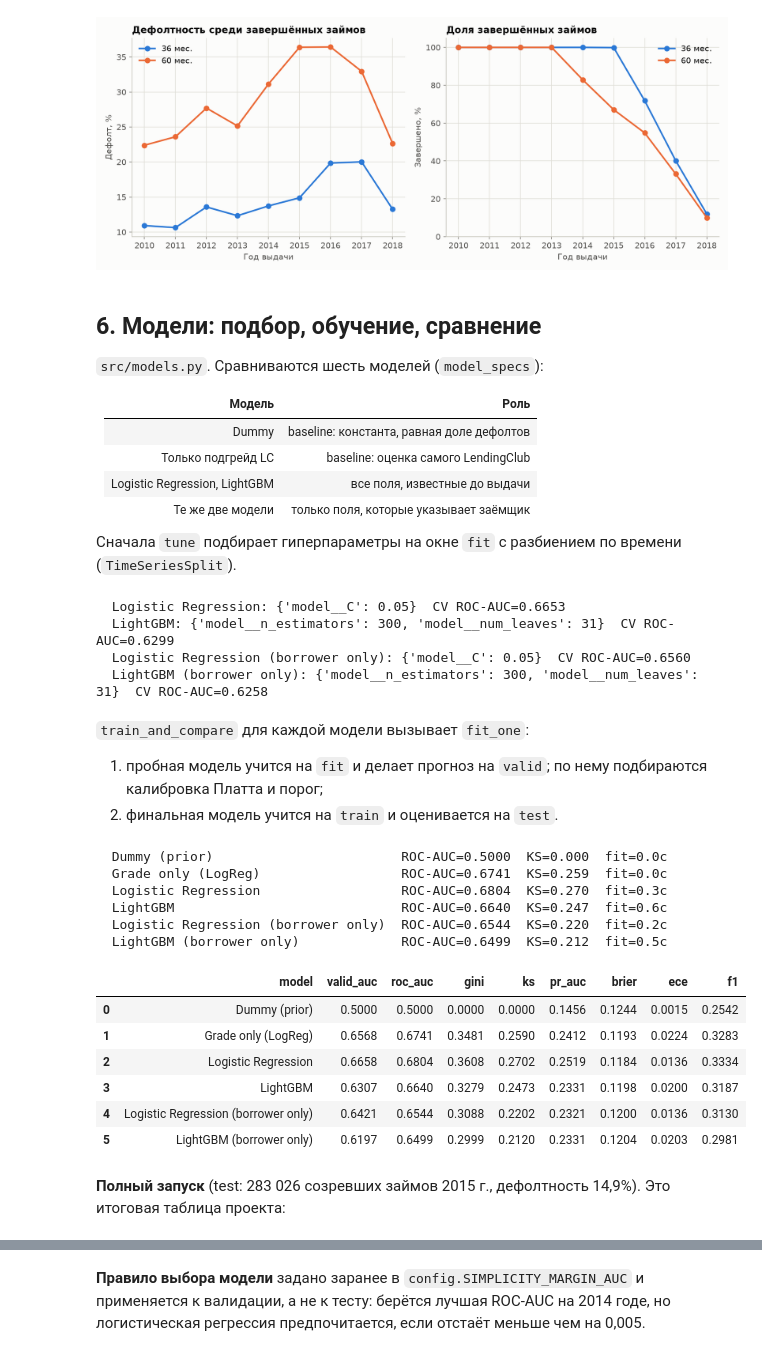
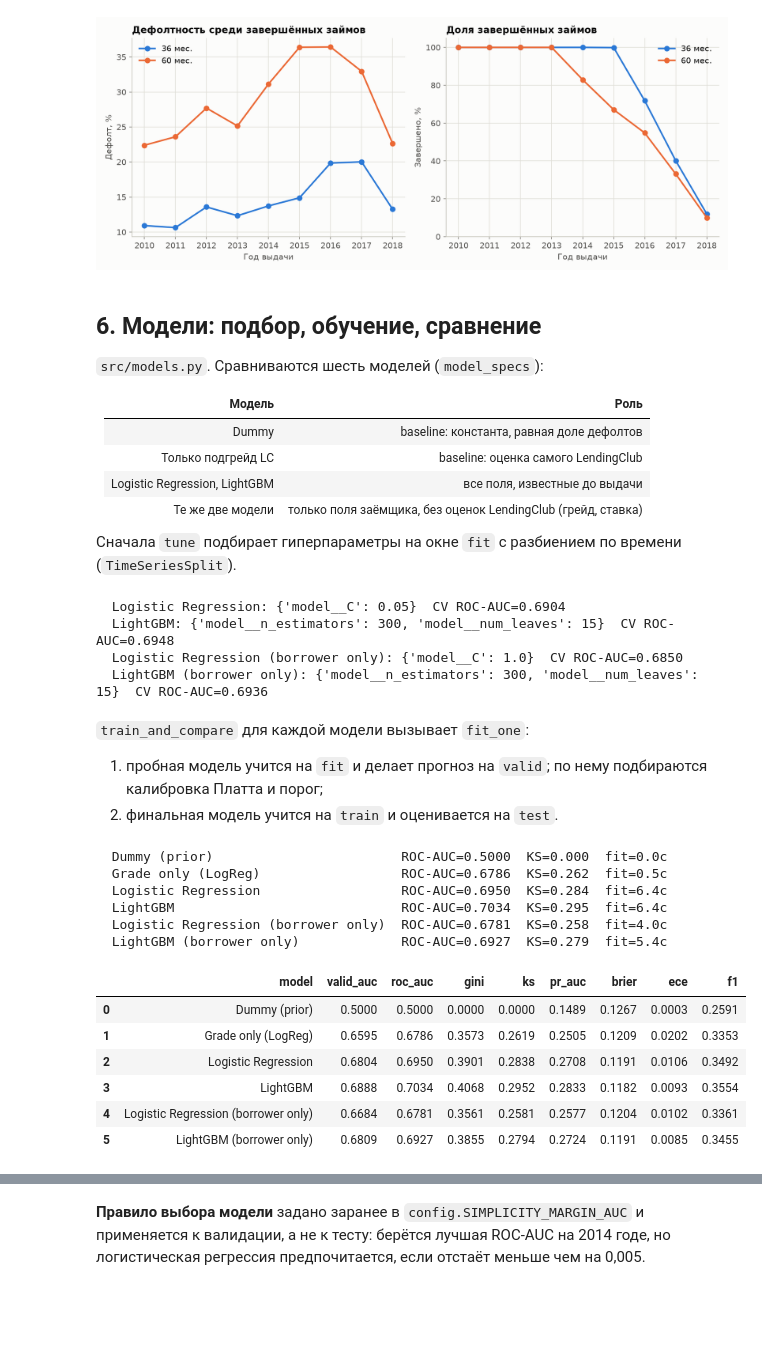
Before and after one commit to yersaa/Loan_default_prediction, a Jupyter notebook: project_walkthrough.ipynb, the cells around one changed output, grey strips where cells are left out. Cells and saved outputs as stored; diff of their text form; code cells hidden in the pictures; blank space fills up the shorter version.

```diff
--- a/project_walkthrough.ipynb
+++ b/project_walkthrough.ipynb
@@ -30,23 +35,26 @@ import pandas as pd
 from IPython.display import Image, display
 
 from src import config as C
-from src.data_io import load_dataset, load_json, mb
+from src.data_io import csv_to_parquet, load_dataset, load_json, mb, memory_report
 
-pd.set_option("display.max_columns", 40)
-pd.set_option("display.width", 180)
+pd.set_option("display.max_columns", 60)
+pd.set_option("display.width", 200)
 warnings.filterwarnings("ignore", message="IProgress not found")  # SHAP ищет виджет прогресса, он здесь не нужен
 
-PUBLISHED = C.ROOT / "reports"   # результаты полного запуска на 2,26 млн займов
-C.activate_sample()              # дальше всё считается на демо-выборке, результаты идут в sample_run/
+FULL = C.RAW_CSV.exists() or C.PARQUET.exists()  # есть ли полные данные Kaggle
+if FULL:
+    C.redirect_outputs(C.NOTEBOOK_RUN)
+else:
+    C.activate_sample()
 for folder in (C.REPORTS, C.FIGURES, C.MODELS):
     folder.mkdir(parents=True, exist_ok=True)
 
 
 def show(name: str, width: int = 850) -> None:
-    """Показывает график полного запуска из reports/figures."""
-    display(Image(filename=str(PUBLISHED / "figures" / name), width=width))
+    """Показывает график, построенный в этом запуске."""
+    display(Image(filename=str(C.FIGURES / name), width=width))
 
 
-print("Данные:", C.PARQUET.relative_to(C.ROOT))
+print("Режим:", "полные данные" if FULL else "демо-выборка")
 print("Результаты ноутбука:", C.REPORTS.relative_to(C.ROOT))
 # %% [output]
@@ -327,19 +352,21 @@ show("03_vintage.png")
 | Dummy | baseline: константа, равная доле дефолтов |
 | Только подгрейд LC | baseline: оценка самого LendingClub |
 | Logistic Regression, LightGBM | все поля, известные до выдачи |
-| Те же две модели | только поля, которые указывает заёмщик |
+| Те же две модели | только поля заёмщика, без оценок LendingClub (грейд, ставка) |
 
 Сначала `tune` подбирает гиперпараметры на окне `fit` с разбиением по времени (`TimeSeriesSplit`).
 # %%
+from src.data_io import save_json
 from src.models import train_and_compare, tune
 
 fit = windows["fit"]
 best = tune(fit[C.FEATURES], fit[C.TARGET].astype(int))
+save_json(best, C.REPORTS / "tuning.json")  # подобранные значения нужны и для замера памяти моделей в разделе 10
 # %% [output]
-  Logistic Regression: {'model__C': 0.05}  CV ROC-AUC=0.6653
-  LightGBM: {'model__n_estimators': 300, 'model__num_leaves': 31}  CV ROC-AUC=0.6299
-  Logistic Regression (borrower only): {'model__C': 0.05}  CV ROC-AUC=0.6560
-  LightGBM (borrower only): {'model__n_estimators': 300, 'model__num_leaves': 31}  CV ROC-AUC=0.6258
+  Logistic Regression: {'model__C': 0.05}  CV ROC-AUC=0.6904
+  LightGBM: {'model__n_estimators': 300, 'model__num_leaves': 15}  CV ROC-AUC=0.6948
+  Logistic Regression (borrower only): {'model__C': 1.0}  CV ROC-AUC=0.6850
+  LightGBM (borrower only): {'model__n_estimators': 300, 'model__num_leaves': 15}  CV ROC-AUC=0.6936
 # %% [markdown]
 `train_and_compare` для каждой модели вызывает `fit_one`:
 
@@ -347,21 +374,18 @@ best = tune(fit[C.FEATURES], fit[C.TARGET].astype(int))
 2. финальная модель учится на `train` и оценивается на `test`.
 # %%
 metrics, fitted, preds, preds_raw, test = train_and_compare(model_df, best)
-QUALITY = ["model", "valid_auc", "roc_auc", "gini", "ks", "pr_auc", "brier", "ece", "f1"]
-metrics[QUALITY]
+metrics[["model", "valid_auc", "roc_auc", "gini", "ks", "pr_auc", "brier", "ece", "f1"]]
 # %% [output]
   Dummy (prior)                        ROC-AUC=0.5000  KS=0.000  fit=0.0c
-  Grade only (LogReg)                  ROC-AUC=0.6741  KS=0.259  fit=0.0c
-  Logistic Regression                  ROC-AUC=0.6804  KS=0.270  fit=0.3c
-  LightGBM                             ROC-AUC=0.6640  KS=0.247  fit=0.6c
-  Logistic Regression (borrower only)  ROC-AUC=0.6544  KS=0.220  fit=0.2c
-  LightGBM (borrower only)             ROC-AUC=0.6499  KS=0.212  fit=0.5c
+  Grade only (LogReg)                  ROC-AUC=0.6786  KS=0.262  fit=0.5c
+  Logistic Regression                  ROC-AUC=0.6950  KS=0.284  fit=6.4c
+  LightGBM                             ROC-AUC=0.7034  KS=0.295  fit=6.4c
+  Logistic Regression (borrower only)  ROC-AUC=0.6781  KS=0.258  fit=4.0c
+  LightGBM (borrower only)             ROC-AUC=0.6927  KS=0.279  fit=5.4c
 |  | model | valid_auc | roc_auc | gini | ks | pr_auc | brier | ece | f1 |
-| 0 | Dummy (prior) | 0.5000 | 0.5000 | 0.0000 | 0.0000 | 0.1456 | 0.1244 | 0.0015 | 0.2542 |
-| 1 | Grade only (LogReg) | 0.6568 | 0.6741 | 0.3481 | 0.2590 | 0.2412 | 0.1193 | 0.0224 | 0.3283 |
-| 2 | Logistic Regression | 0.6658 | 0.6804 | 0.3608 | 0.2702 | 0.2519 | 0.1184 | 0.0136 | 0.3334 |
-| 3 | LightGBM | 0.6307 | 0.6640 | 0.3279 | 0.2473 | 0.2331 | 0.1198 | 0.0200 | 0.3187 |
-| 4 | Logistic Regression (borrower only) | 0.6421 | 0.6544 | 0.3088 | 0.2202 | 0.2321 | 0.1200 | 0.0136 | 0.3130 |
-| 5 | LightGBM (borrower only) | 0.6197 | 0.6499 | 0.2999 | 0.2120 | 0.2331 | 0.1204 | 0.0203 | 0.2981 |
+| 0 | Dummy (prior) | 0.5000 | 0.5000 | 0.0000 | 0.0000 | 0.1489 | 0.1267 | 0.0003 | 0.2591 |
+| 1 | Grade only (LogReg) | 0.6595 | 0.6786 | 0.3573 | 0.2619 | 0.2505 | 0.1209 | 0.0202 | 0.3353 |
+| 2 | Logistic Regression | 0.6804 | 0.6950 | 0.3901 | 0.2838 | 0.2708 | 0.1191 | 0.0106 | 0.3492 |
+| 3 | LightGBM | 0.6888 | 0.7034 | 0.4068 | 0.2952 | 0.2833 | 0.1182 | 0.0093 | 0.3554 |
+| 4 | Logistic Regression (borrower only) | 0.6684 | 0.6781 | 0.3561 | 0.2581 | 0.2577 | 0.1204 | 0.0102 | 0.3361 |
+| 5 | LightGBM (borrower only) | 0.6809 | 0.6927 | 0.3855 | 0.2794 | 0.2724 | 0.1191 | 0.0085 | 0.3455 |
-# %% [markdown]
-**Полный запуск** (test: 283 026 созревших займов 2015 г., дефолтность 14,9%). Это итоговая таблица проекта:
```
Also changed, not shown: parts of 66 cells of this notebook, 7 other files.
